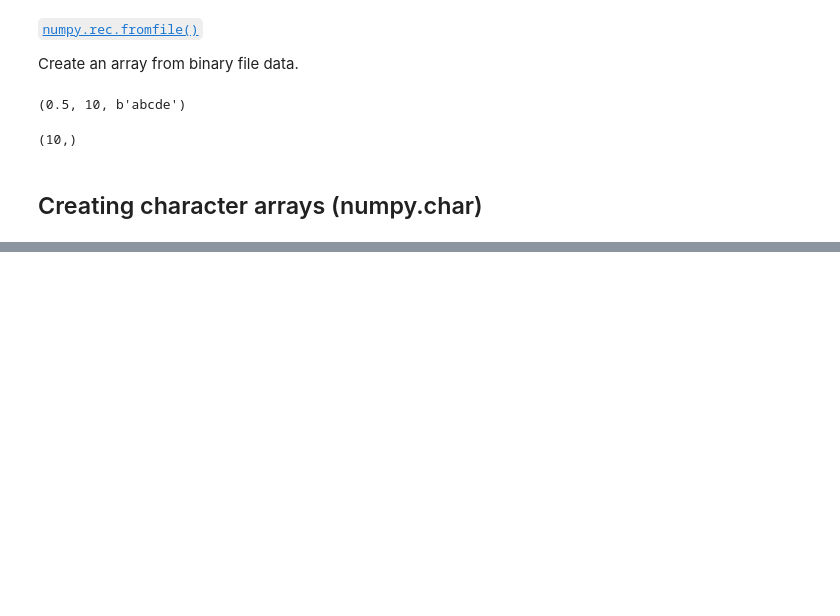
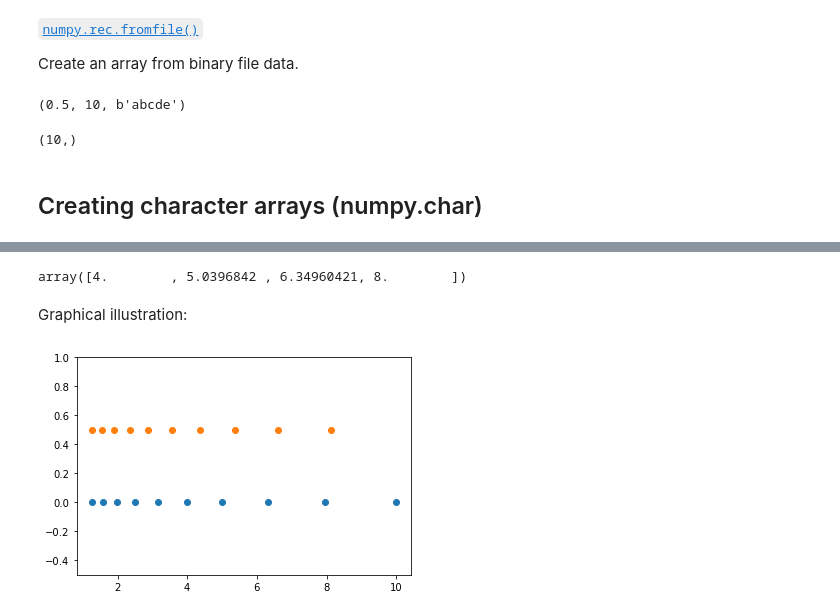
Before and after one commit to adamszymanowski/python-reference, a Jupyter notebook: libraries/numpy/ref00_array-creation.ipynb, the cells around one changed output, grey strips where cells are left out. Saved outputs shown, nothing was run; the diff lists cells and outputs as text; code cells hidden in the pictures; blank space fills up the shorter version.

```diff
--- a/libraries/numpy/ref00_array-creation.ipynb
+++ b/libraries/numpy/ref00_array-creation.ipynb
@@ -743,0 +866,18 @@ r.shape
+# %%
+np.logspace(2.0, 3.0, num=4, base=2)
+# %% [output]
+array([4.        , 5.0396842 , 6.34960421, 8.        ])
+# %% [markdown]
+Graphical illustration:
+# %%
+N = 10
+x1 = np.logspace(0.1, 1, N, endpoint=True)
+x2 = np.logspace(0.1, 1, N, endpoint=False)
+y = np.zeros(N)
+
+plt.plot(x1, y, 'o')
+plt.plot(x2, y + 0.5, 'o')
+plt.ylim([-0.5, 1])
+plt.show()
+# %% [output]
+[figure, added]
```
Also changed, not shown: parts of 68 cells of this notebook.
